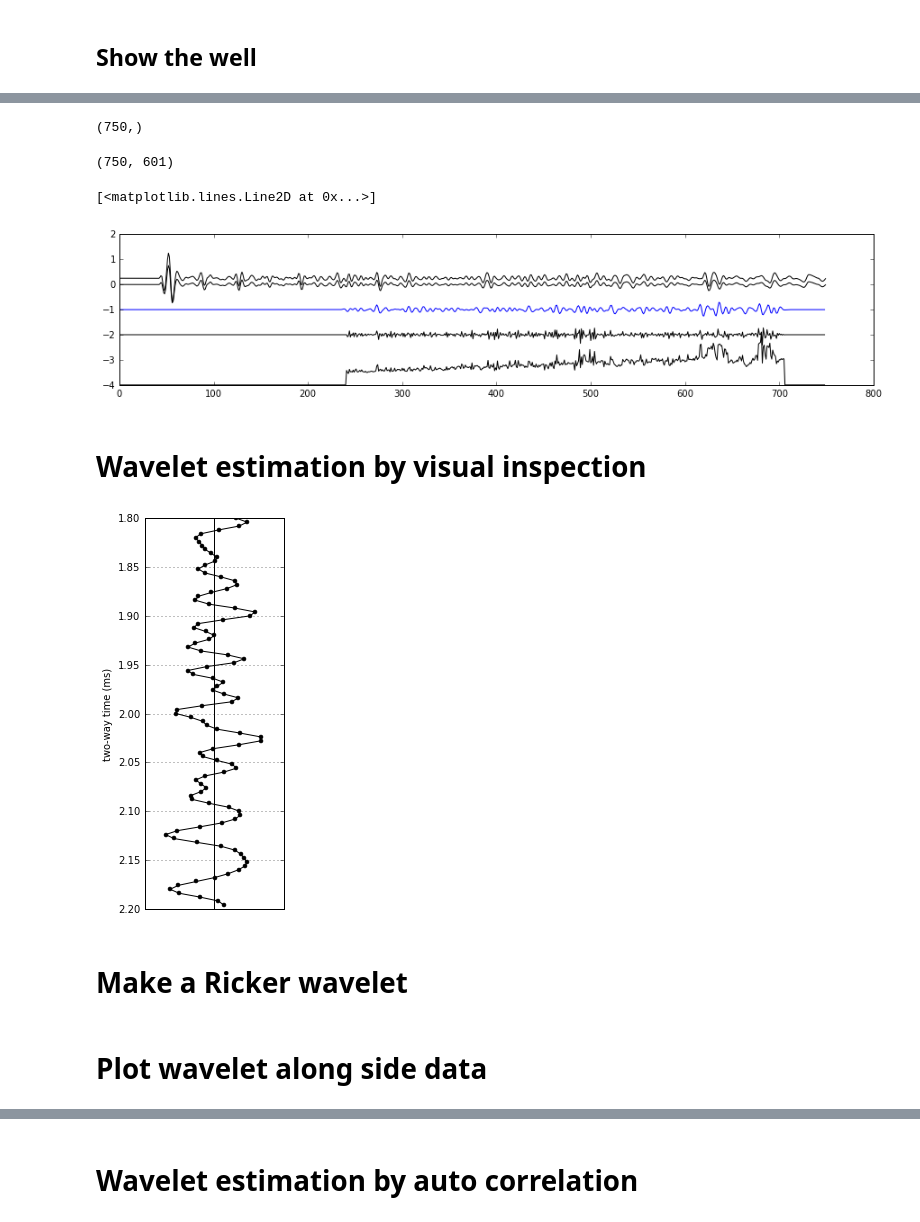
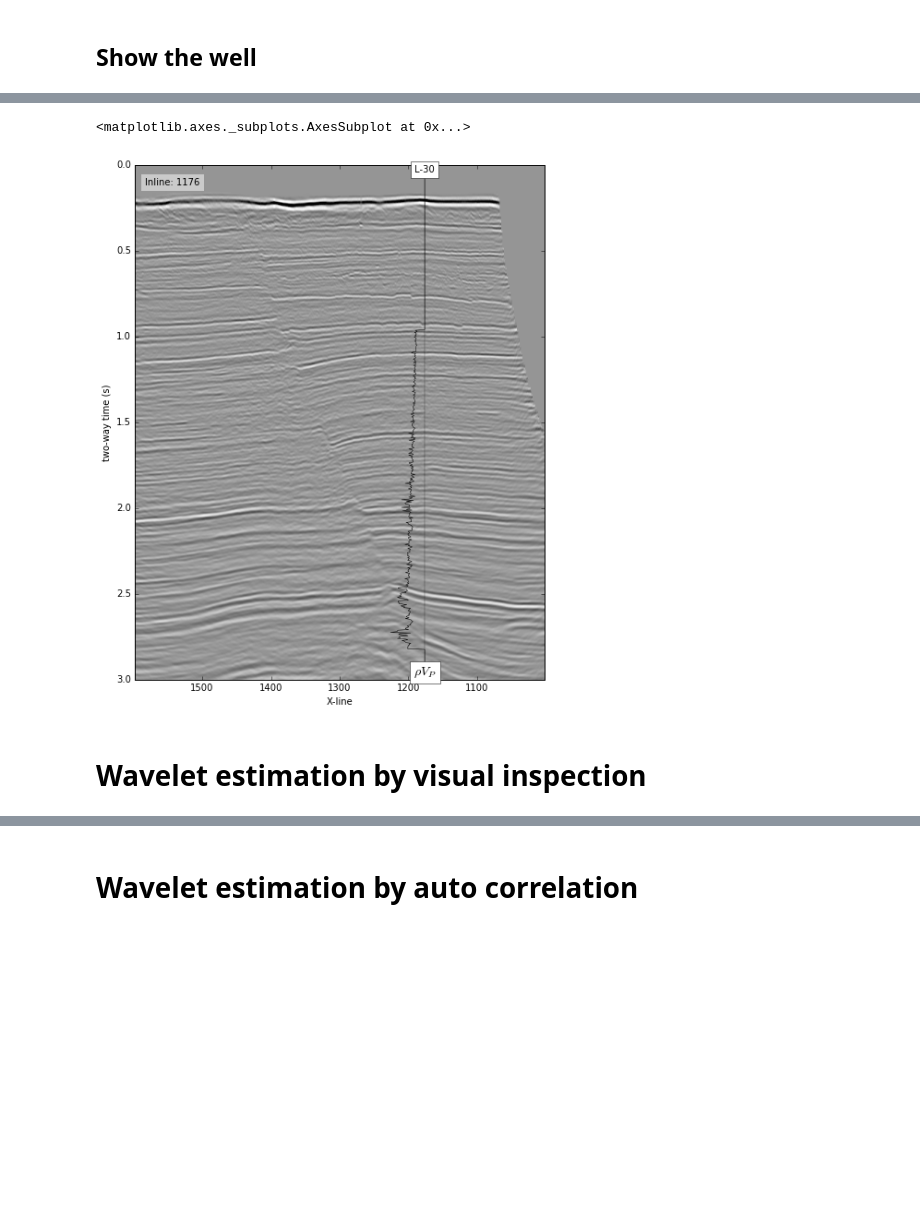
Before and after one commit to EvanBianco/notebooks, a Jupyter notebook: Wavelet_estimations.ipynb, the cells around one changed output, grey strips where cells are left out. Cells and saved outputs as stored; diff of their text form; code cells hidden in the pictures; blank space fills up the shorter version.

```diff
--- a/Wavelet_estimations.ipynb
+++ b/Wavelet_estimations.ipynb
@@ -37,36 +38,2 @@ from bruges.filters import ricker
-# %%
-#Get seismic data
-from obspy.segy.segy import readSEGY
-
-# Copied verbatim from Seisplot
-
-
-def get_seismic(target):
-    # Read the file.
-    section = readSEGY(target, unpack_headers=True)
-
-    # Calculate some things.
-    # NB Getting nsamples and dt from the first trace assumes that all
-    # traces are the same length, which is not a safe assumption in SEGY v2.
-    nsamples = section.traces[0].header.number_of_samples_in_this_trace
-    dt = section.traces[0].header.sample_interval_in_ms_for_this_trace
-    ntraces = len(section.traces)
-    tbase = 0.001 * np.arange(0, nsamples * dt, dt)
-    tstart = 0
-    tend = np.amax(tbase)
-
-    # Make the data array.
-    data = np.vstack([t.data for t in section.traces]).T
-
-    # Collect some other data. Use a for loop because there are several.
-    elev, esp, ens, tsq = [], [], [], []
-    for i, trace in enumerate(section.traces):
-        elev.append(trace.header.receiver_group_elevation)
-        esp.append(trace.header.energy_source_point_number)
-        ens.append(trace.header.ensemble_number)
-        tsq.append(trace.header.trace_sequence_number_within_line)
-    clip_val = np.percentile(data, 98)
-
-    return data
 # %% [markdown]
 Get data from a single crossline that I exported from OpendTect.
@@ -136,20 +66,7 @@ log_start = 0.4105 # start time of log
-# %%
-t.shape
-# %% [output]
-(750,)
-# %%
-seis_line.shape
-# %% [output]
-(750, 601)
-# %%
-plt.figure(figsize=(15,3))
-plt.plot(t/dt, s,'k')      # close by trace
-plt.plot(t/dt, 0.25 + norm(s), 'k') # seismic trace
-plt.plot(t_r/dt, -1 + m, 'b') # synthetic
-plt.plot(t_r/dt, -2 + r, 'k') # reflectivity
-plt.plot(t_r/dt, -4 + ip[1:]/1e7, 'k') # impedance
-# %% [output]
-[<matplotlib.lines.Line2D at 0x...>]
-[figure, removed]
+# %%
+seismic_and_well_plot(data, log=ip, t_r=t_r)
+# %% [output]
+<matplotlib.axes._subplots.AxesSubplot at 0x...>
+[figure, added]
 # %% [markdown]
 # Wavelet estimation by visual inspection
@@ -159,16 +72,0 @@ ms = 4 # markersize
-# %%
-aa, bb = 450, 550
-
-plt.figure(figsize=(2.5,7))
-plt.plot(norm(s[aa:bb]),t[aa:bb],'ko-', ms=ms)
-plt.axvline(0,color='k')
-
-plt.gca().set_xlim(-1.5,1.5)
-plt.gca().invert_yaxis()
-plt.gca().set_xticks([])
-plt.ylabel('two-way time (ms)')
-plt.grid()
-# %% [output]
-[figure, removed]
-# %% [markdown]
-# Make a Ricker wavelet
@@ -180,2 +72,0 @@ tw = np.arange(-len(w1)//2,len(w1)//2,1)*dt
-# %% [markdown]
-# Plot wavelet along side data
```
Also changed, not shown: parts of 75 cells of this notebook, 1 other file.
